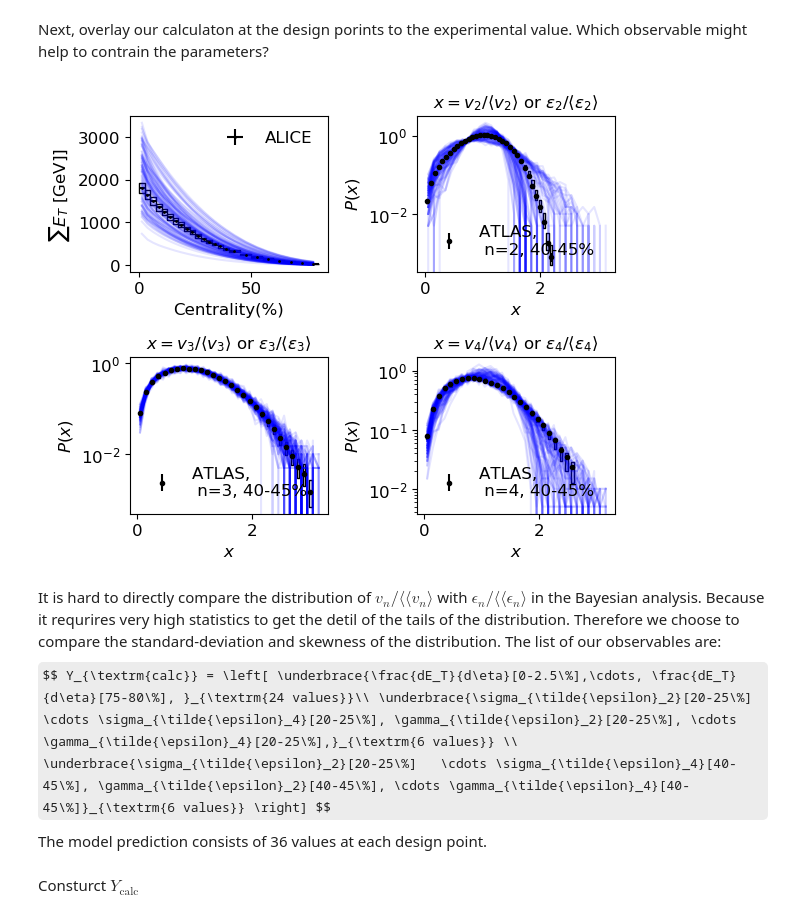
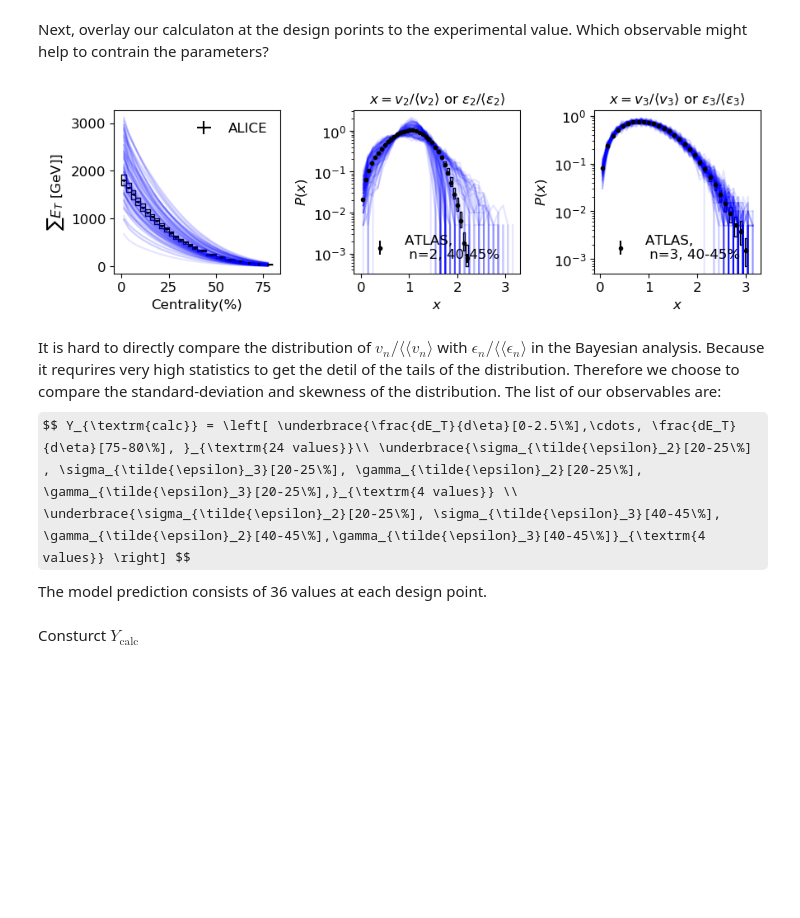
Before and after one commit to keweiyao/JETSCAPE2020-TRENTO-BAYES, a Jupyter notebook: trento-bayes.ipynb, the cells around one changed output. Cells and saved outputs as stored; diff of their text form; code cells hidden in the pictures; some formulas as TeX source; blank space fills up the shorter version.

```diff
--- a/trento-bayes.ipynb
+++ b/trento-bayes.ipynb
@@ -355,6 +355,6 @@ def plot_exp(axes):
 ########## Block 9 ##############
 # plot the experimental data:
 # ALICE: ET v.s. Centrality
-fig, axes = plt.subplots(figsize=(6,5), ncols=2,nrows=2)
-plot_exp(axes.flatten())
+fig, axes = plt.subplots(figsize=(9,3), ncols=3)
+plot_exp(axes)
 # %% [output]
@@ -378,7 +378,7 @@ def plot_design(obs, axes):
     axes[0].set_ylabel(r"$\sum E_T$ [GeV]]")
 
     cenL, cenH = 40, 45
-    for ax, n in zip(axes[1:], [2,3,4]):
+    for ax, n in zip(axes[1:], [2,3]):
         for key in obs:
             it = obs[key]
             ax.plot(it['Pe{}-{}-{}'.format(n,cenL,cenH)]['x'],
@@ -395,15 +395,15 @@ def plot_design(obs, axes):
 # %%
 ########## Block 11 ##############
 obs = LoadAndComputeObs()
-fig, axes = plt.subplots(figsize=(6,5), ncols=2,nrows=2)
-plot_exp(axes.flatten())
-plot_design(obs, axes.flatten())
+fig, axes = plt.subplots(figsize=(9,3), ncols=3)
+plot_exp(axes)
+plot_design(obs, axes)
 # %% [output]
-[figure, old version]
+[figure, new version]
 # %% [markdown]
 It is hard to directly compare the distribution of $v_n/\langle \langle v_n\rangle$ with $\epsilon_n/\langle \langle \epsilon_n\rangle$ in the Bayesian analysis. Because it requrires very high statistics to get the detil of the tails of the distribution. Therefore we choose to compare the standard-deviation and skewness of the distribution. The list of our observables are:
-$$ Y_{\textrm{calc}} = \left[ \underbrace{\frac{dE_T}{d\eta}[0-2.5\%],\cdots, \frac{dE_T}{d\eta}[75-80\%], }_{\textrm{24 values}}\\ \underbrace{\sigma_{\tilde{\epsilon}_2}[20-25\%]   \cdots \sigma_{\tilde{\epsilon}_4}[20-25\%], \gamma_{\tilde{\epsilon}_2}[20-25\%], \cdots \gamma_{\tilde{\epsilon}_4}[20-25\%],}_{\textrm{6 values}} \\
-\underbrace{\sigma_{\tilde{\epsilon}_2}[20-25\%]   \cdots \sigma_{\tilde{\epsilon}_4}[40-45\%], \gamma_{\tilde{\epsilon}_2}[40-45\%], \cdots \gamma_{\tilde{\epsilon}_4}[40-45\%]}_{\textrm{6 values}} \right] $$
+$$ Y_{\textrm{calc}} = \left[ \underbrace{\frac{dE_T}{d\eta}[0-2.5\%],\cdots, \frac{dE_T}{d\eta}[75-80\%], }_{\textrm{24 values}}\\ \underbrace{\sigma_{\tilde{\epsilon}_2}[20-25\%] , \sigma_{\tilde{\epsilon}_3}[20-25\%], \gamma_{\tilde{\epsilon}_2}[20-25\%], \gamma_{\tilde{\epsilon}_3}[20-25\%],}_{\textrm{4 values}} \\
+\underbrace{\sigma_{\tilde{\epsilon}_2}[20-25\%], \sigma_{\tilde{\epsilon}_3}[40-45\%], \gamma_{\tilde{\epsilon}_2}[40-45\%],\gamma_{\tilde{\epsilon}_3}[40-45\%]}_{\textrm{4 values}} \right] $$
 The model prediction consists of 36 values at each design point.
 # %% [markdown]
 Consturct $Y_{\textrm{calc}}$
```
Also changed, not shown: parts of 13 cells of this notebook.
